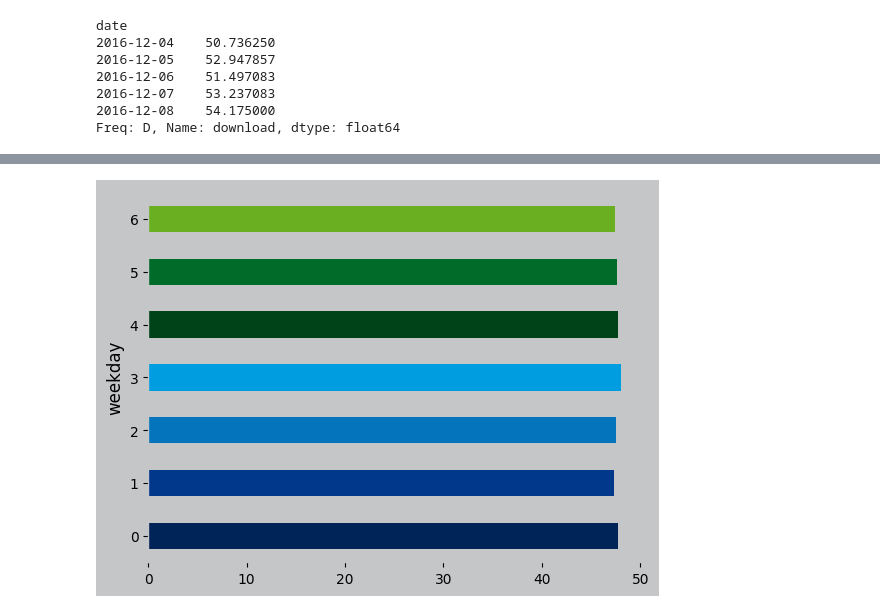
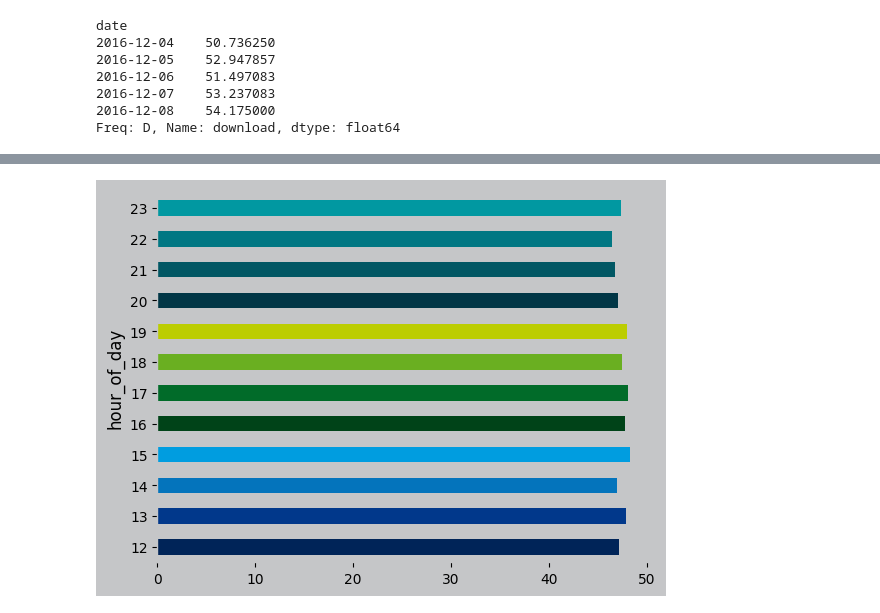
Before and after one commit to jlstro/Data-Studio, a Jupyter notebook: code/03-speedtest/data_work/speedtest_graphs.ipynb, the cells around one changed output, grey strips where cells are left out. Drawn from its saved outputs; the diff is of its cells as text; code cells hidden in the pictures.

```diff
--- a/code/03-speedtest/data_work/speedtest_graphs.ipynb
+++ b/code/03-speedtest/data_work/speedtest_graphs.ipynb
@@ -35,9 +35,9 @@ plt.rcParams.update({
     'xtick.direction': 'out',
     'ytick.color': 'black',
     'ytick.direction': 'out',
-    'grid.color': 'C5C6C8',
+    'grid.color': '#C5C6C8',
     'grid.linestyle': '-',
-    'figure.facecolor': 'C5C6C8',
+    'figure.facecolor': '#C5C6C8',
     'savefig.bbox' : 'tight'
 })
 # %%
@@ -106,0 +295,3 @@ df['weekday'] = temp.weekday
+# %%
+#temp = pd.DatetimeIndex(df.date)
+df['hour_of_day'] = temp.hour
@@ -107,5 +327,5 @@ df['weekday'] = temp.weekday
 # %%
-df.groupby('weekday').download.mean().plot(kind='barh')
+df[df.hour_of_day > 11].groupby('hour_of_day').download.mean().plot(kind='barh')
 plt.show()
 # %% [output]
-[figure, old version]
+[figure, new version]
```
Also changed, not shown: parts of 34 cells of this notebook, 25 other files.
